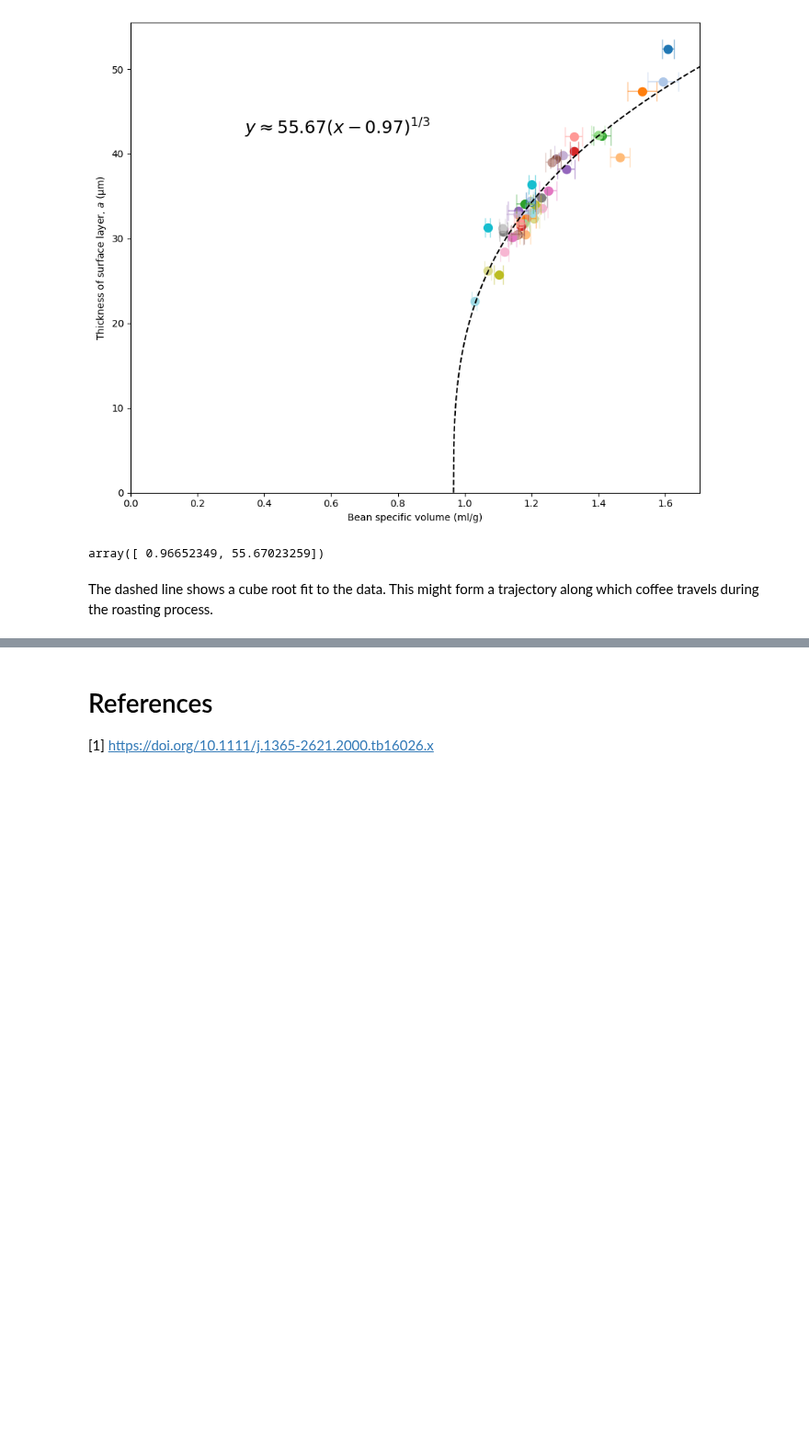
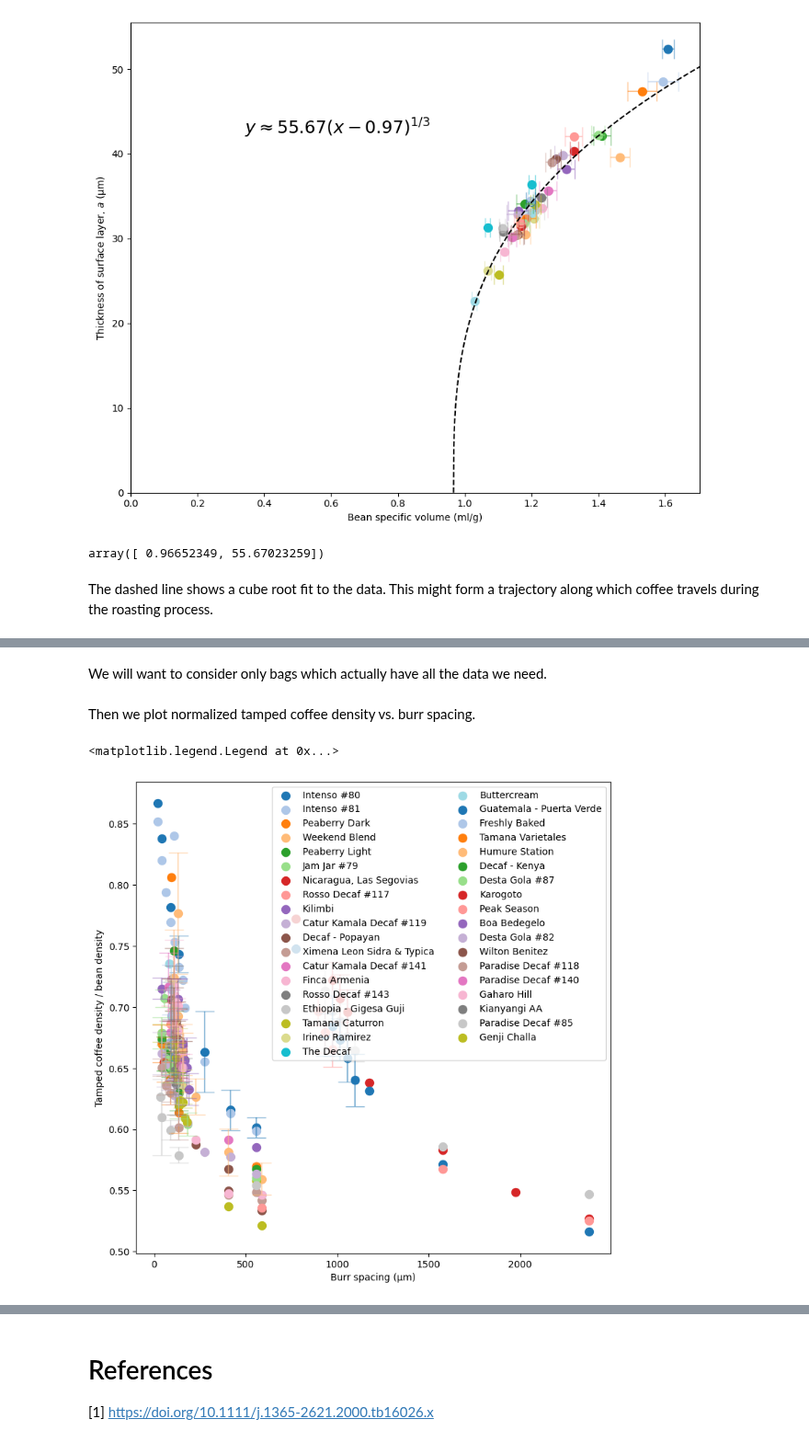
Before and after one commit to quantitativecafe/blog, a Jupyter notebook: gas-pycnometry-3/analysis.ipynb, the cells around one changed output, grey strips where cells are left out. Shown at 92% size. Saved outputs shown, nothing was run; the diff lists cells and outputs as text; code cells hidden in the pictures; blank space fills up the shorter version.

Commit message:
Add tamped density analysis

```diff
--- a/gas-pycnometry-3/analysis.ipynb
+++ b/gas-pycnometry-3/analysis.ipynb
@@ -1390,0 +1434,3 @@ The dashed line shows a cube root fit to the data. This might form a trajectory
+# %%
+samples['grinder_id'] = samples.apply(get_grinder_id, axis = 1)
+samples.tail()
@@ -1390,0 +1445,77 @@ The dashed line shows a cube root fit to the data. This might form a trajectory
+# %% [markdown]
+We will want to consider only bags which actually have all the data we need.
+# %%
+# Collect the "usable" bag IDs (i.e., those that have data)
+bag_ids_with_data = []
+for i, (bag_id, label, _) in enumerate(bag_info):
+    # Check if this bag_id is present and non-empty
+    mask_bag = samples.bag_id == bag_id
+    mask_depths = depths.bag_id == bag_id
+
+    # Only consider it "usable" if there's *some* actual data
+    # (e.g., not all rows are empty, or however you define "has data")
+    if mask_bag.any() and mask_depths.any():
+        bag_ids_with_data.append(bag_id)
+
+bag_info_with_tamp = [bag for bag in bag_info if bag[0] in bag_ids_with_data]
+# %% [markdown]
+Then we plot normalized tamped coffee density vs. burr spacing.
+# %%
+# Create the figure
+fig, ax = plt.subplots(figsize=(9,9))
+fig.patch.set_facecolor('white')
+
+for i, (bag_id, label, _) in enumerate(bag_info_with_tamp):
+    # Get samples for this bag
+    samples_this_bag = samples[samples.bag_id == bag_id]
+
+    # Separate into beans and ground coffee
+    has_grind_setting = ~samples_this_bag.grind_setting.isna()
+
+    # Get depths for this bag
+    depths_this_bag = depths[depths.bag_id == bag_id]
+
+    # Get bean trials
+    bean_samples = samples_this_bag[~has_grind_setting]
+    bean_trials = trials[[s in bean_samples.index for s in trials.sample_id]]
+
+    if not depths_this_bag.empty and not bean_trials.empty:
+        # Get bean densities
+        bean_densities_mean = bean_trials.density.mean()
+        bean_densities_std = bean_trials.density.std()
+
+        for burr_spacing in depths_this_bag.burr_spacing.unique():
+            # Get depth measurements
+            depths_this_grind = depths_this_bag[depths_this_bag.burr_spacing == burr_spacing]
+
+            if not depths_this_grind.empty:
+                # Calculate tamped densities
+                volumes = depths_this_grind.apply(get_volume, axis=1)
+                tamped_densities = depths_this_grind.weight_in_basket / volumes
+
+                # Calculate mean and standard deviation
+                ys = tamped_densities.mean() / bean_densities_mean
+                yerrs = np.sqrt((tamped_densities.std() / bean_densities_mean)**2 +
+                                (tamped_densities.mean() / bean_densities_mean**2 * bean_densities_std)**2) * 1.96
+
+                # Plot
+                if len(depths_this_grind) > 1:
+                    ax.errorbar(burr_spacing, ys, yerr=yerrs, fmt='none', capsize=10, color=bag_colors[i], alpha=0.5)
+                ax.scatter(burr_spacing, ys, color=bag_colors[i], label=label, s=75)
+
+                # Reset label
+                label = None
+
+# Get plot limits
+xlim = ax.set_xlim()
+ylim = ax.get_ylim()
+
+# Set axis labels
+ax.set_xlabel('Burr spacing (µm)')
+ax.set_ylabel('Tamped coffee density / bean density')
+
+# Draw legend
+plt.legend(loc='upper right', ncol=2)
+# %% [output]
+<matplotlib.legend.Legend at 0x...>
+[figure, added]
```
Also changed, not shown: parts of 9 cells of this notebook.
